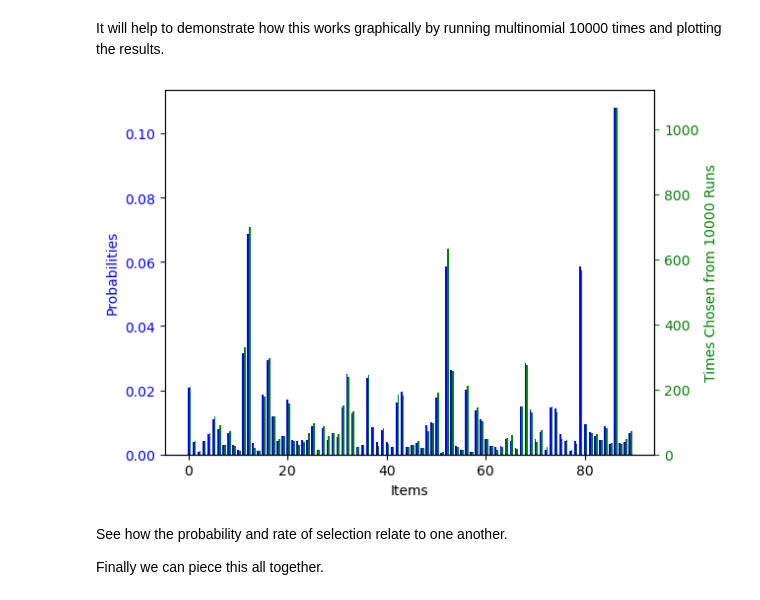
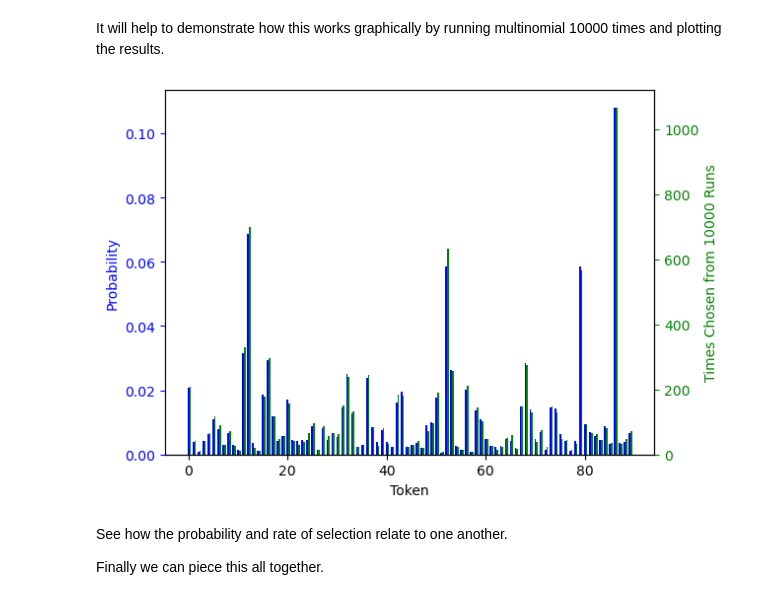
Before and after one commit to james-a-watson/mini-tolkien, a Jupyter notebook: transformer_model.ipynb, the cells around one changed output. Cells and saved outputs as stored; diff of their text form; code cells hidden in the pictures.

```diff
--- a/transformer_model.ipynb
+++ b/transformer_model.ipynb
@@ -310,31 +310,31 @@ for i, prob in enumerate(probs[0].tolist()):
 # %%
 import matplotlib.pyplot as plt
 import numpy as np
 
 keys = list(prob_dict.keys())
 values1 = list(prob_dict.values())
 values2 = list(results_dict.values())
 
 bar_width = 0.35
 
 r1 = np.arange(len(keys))
 r2 = [x + bar_width for x in r1]
 
 fig, ax1 = plt.subplots()
 
 ax1.bar(r1, values1, width=bar_width, label='Dataset 1', color='b')
-ax1.set_xlabel('Items')
-ax1.set_ylabel('Probabilities', color='b')
+ax1.set_xlabel('Token')
+ax1.set_ylabel('Probability', color='b')
 ax1.tick_params('y', colors='b')
 
 ax2 = ax1.twinx()
 ax2.bar(r2, values2, width=bar_width, label='Dataset 2', color='g')
 ax2.set_ylabel('Times Chosen from 10000 Runs', color='g')
 ax2.tick_params('y', colors='g')
 
 plt.show()
 # %% [output]
-[figure, old version]
+[figure, new version]
 # %% [markdown]
 See how the probability and rate of selection relate to one another.
 
```
Also changed, not shown: parts of 22 cells of this notebook.
